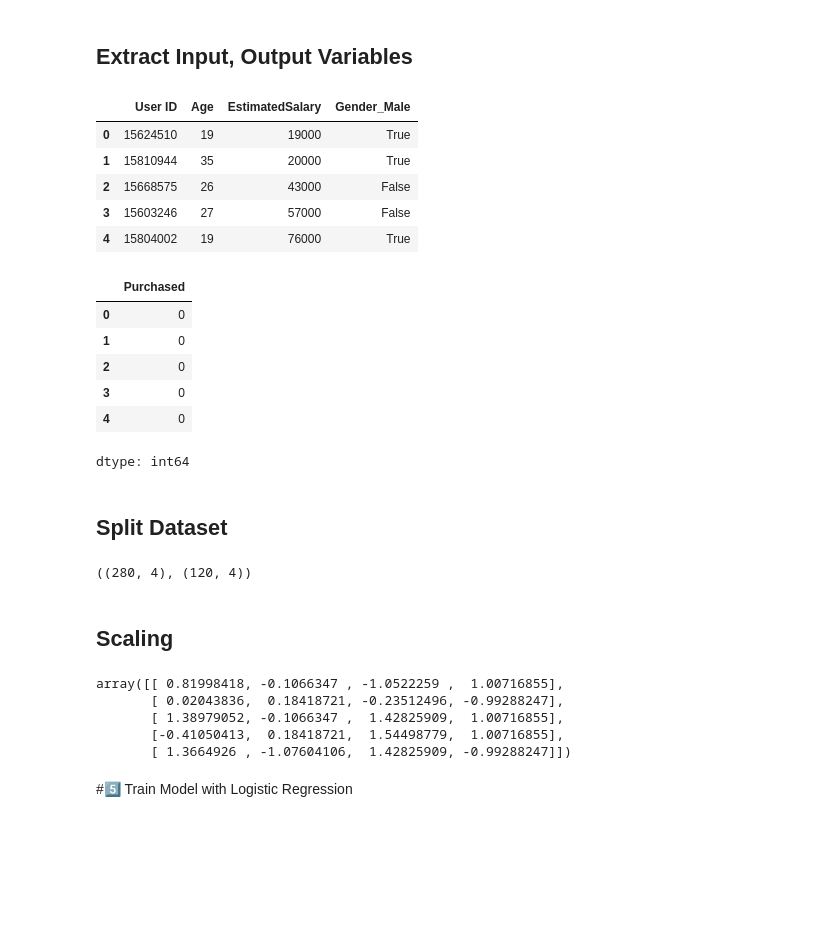
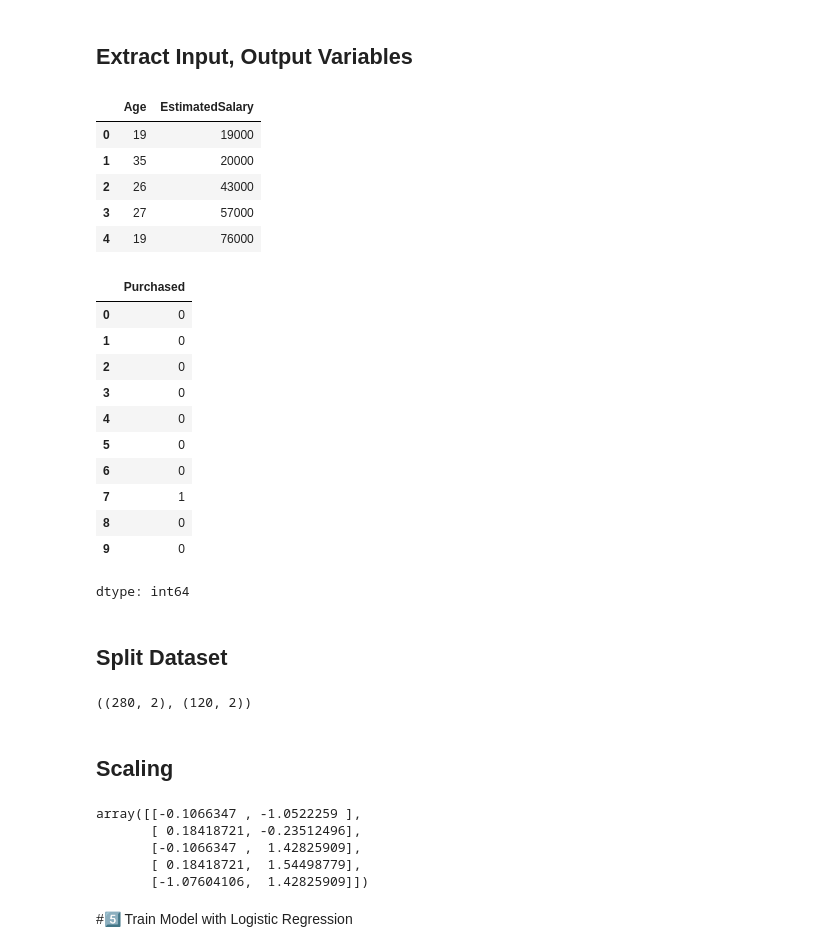
Before and after one commit to SobiaNoorAI/Car-Purchasing-Prediction-Machine-Learning-Model, a Jupyter notebook: Car_Purchasing_Prediction_ML_Model.ipynb, the cells around one changed output. Drawn from its saved outputs; the diff is of its cells as text; code cells hidden in the pictures; blank space fills up the shorter version.

```diff
--- a/Car_Purchasing_Prediction_ML_Model.ipynb
+++ b/Car_Purchasing_Prediction_ML_Model.ipynb
@@ -78,28 +78,26 @@ car_df.shape
 # %% [markdown]
 ## Extract Input, Output Variables
 # %%
-# Convert categorical variables (if any)
-car_df = pd.get_dummies(car_df, drop_first=True)
+# Define features and target variable
 
-# Define features and target variable
 # Features or Input data or Independent Variable
-x = car_df.drop("Purchased", axis=1)
+x = car_df.drop(["User ID", "Gender", "Purchased"], axis=1)
 
 # Target(1 = Purchased, 0 = Not Purchased) or Output data or Dependent Variable
 y = car_df["Purchased"]
 
 # Check if Purchased Column is removed
 x.head()
 # %% [output]
-|  | User ID | Age | EstimatedSalary | Gender_Male |
-| 0 | 15624510 | 19 | 19000 | True |
-| 1 | 15810944 | 35 | 20000 | True |
-| 2 | 15668575 | 26 | 43000 | False |
-| 3 | 15603246 | 27 | 57000 | False |
-| 4 | 15804002 | 19 | 76000 | True |
+|  | Age | EstimatedSalary |
+| 0 | 19 | 19000 |
+| 1 | 35 | 20000 |
+| 2 | 26 | 43000 |
+| 3 | 27 | 57000 |
+| 4 | 19 | 76000 |
 # %%
 # Check Purchased Column values
-y.head()
+y.head(10)
 # %% [output]
 |  | Purchased |
 | 0 | 0 |
@@ -107,6 +105,11 @@ y.head()
 | 2 | 0 |
 | 3 | 0 |
 | 4 | 0 |
+| 5 | 0 |
+| 6 | 0 |
+| 7 | 1 |
+| 8 | 0 |
+| 9 | 0 |
 dtype: int64
 # %% [markdown]
 ## Split Dataset
@@ -115,7 +118,7 @@ dtype: int64
 x_train, x_test, y_train, y_test = train_test_split(x, y, test_size=0.3, random_state=1)
 x_train.shape, x_test.shape
 # %% [output]
-((280, 4), (120, 4))
+((280, 2), (120, 2))
 # %% [markdown]
 ## Scaling
 # %%
@@ -126,11 +129,11 @@ x_test = scaler.transform(x_test)
 # To 5 Rows
 x_test[:5]
 # %% [output]
-array([[ 0.81998418, -0.1066347 , -1.0522259 ,  1.00716855],
-       [ 0.02043836,  0.18418721, -0.23512496, -0.99288247],
-       [ 1.38979052, -0.1066347 ,  1.42825909,  1.00716855],
-       [-0.41050413,  0.18418721,  1.54498779,  1.00716855],
-       [ 1.3664926 , -1.07604106,  1.42825909, -0.99288247]])
+array([[-0.1066347 , -1.0522259 ],
+       [ 0.18418721, -0.23512496],
+       [-0.1066347 ,  1.42825909],
+       [ 0.18418721,  1.54498779],
+       [-1.07604106,  1.42825909]])
 # %% [markdown]
 #5️⃣ Train Model with Logistic Regression
 # %%
```
Also changed, not shown: parts of 4 cells of this notebook.
